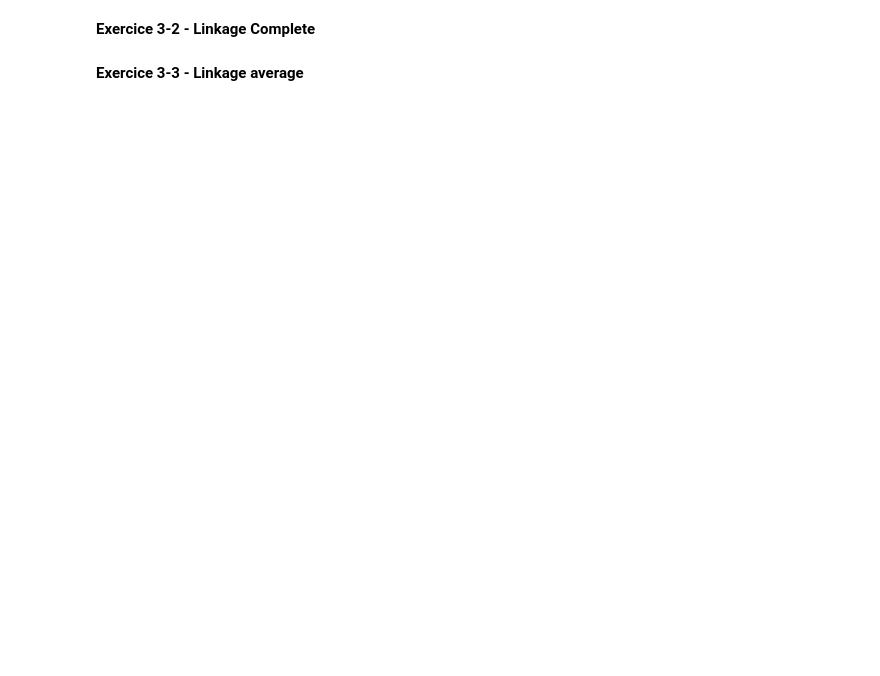
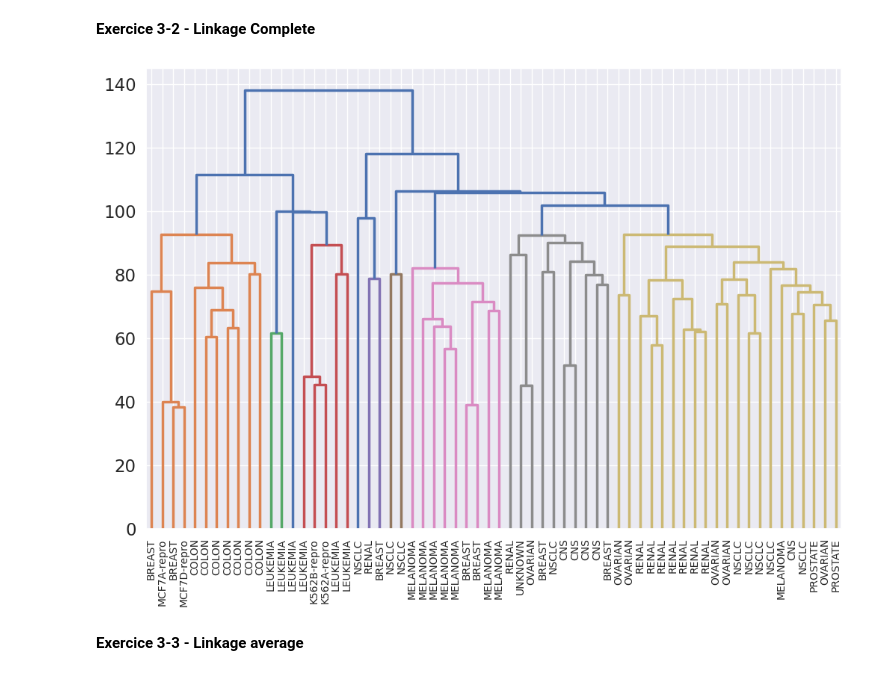
Before and after one commit to rennyatwork/420-a58-sf-gr-12060, a Jupyter notebook: nbs/01-03-regroupement-hierarchique/01-03.ipynb, the cells around one changed output. Drawn from its saved outputs; the diff is of its cells as text; code cells hidden in the pictures; blank space fills up the shorter version.

```diff
--- a/nbs/01-03-regroupement-hierarchique/01-03.ipynb
+++ b/nbs/01-03-regroupement-hierarchique/01-03.ipynb
@@ -106,2 +121,8 @@ Nous effectuons maintenant le regroupement hiérarchique à l'aide des 4 méthod
+# %%
+# Compléter cette cellule ~ 2 lignes de code
+clust_complete = AgglomerativeClustering(distance_threshold=0, n_clusters=None, linkage='complete').fit(nci60)
+plot_dendrogram(clust_complete, truncate_mode='level', labels=nci60_labels['x'].values, leaf_font_size=10)
+# %% [output]
+[figure, added]
 # %% [markdown]
 **Exercice 3-3 - Linkage average**
```
Also changed, not shown: parts of 11 cells of this notebook.
